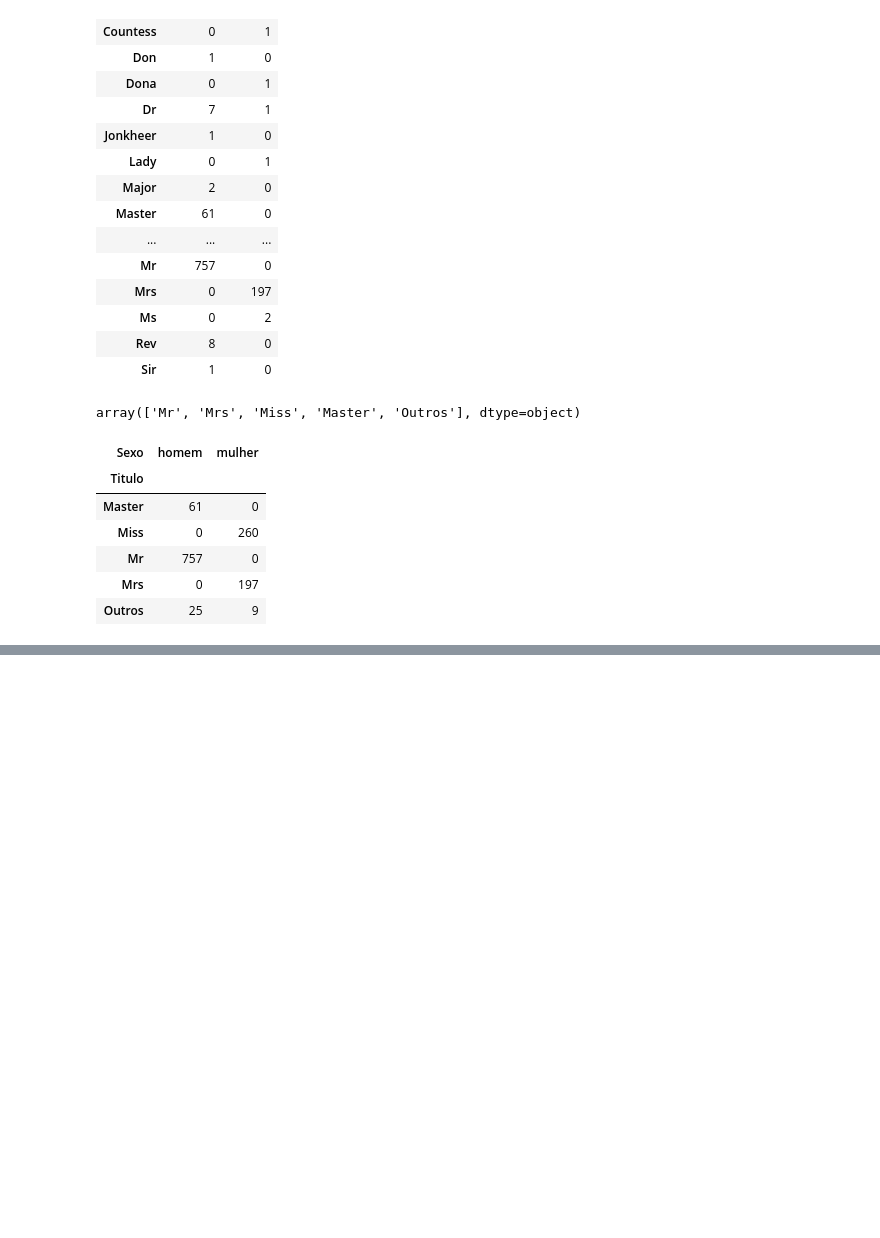
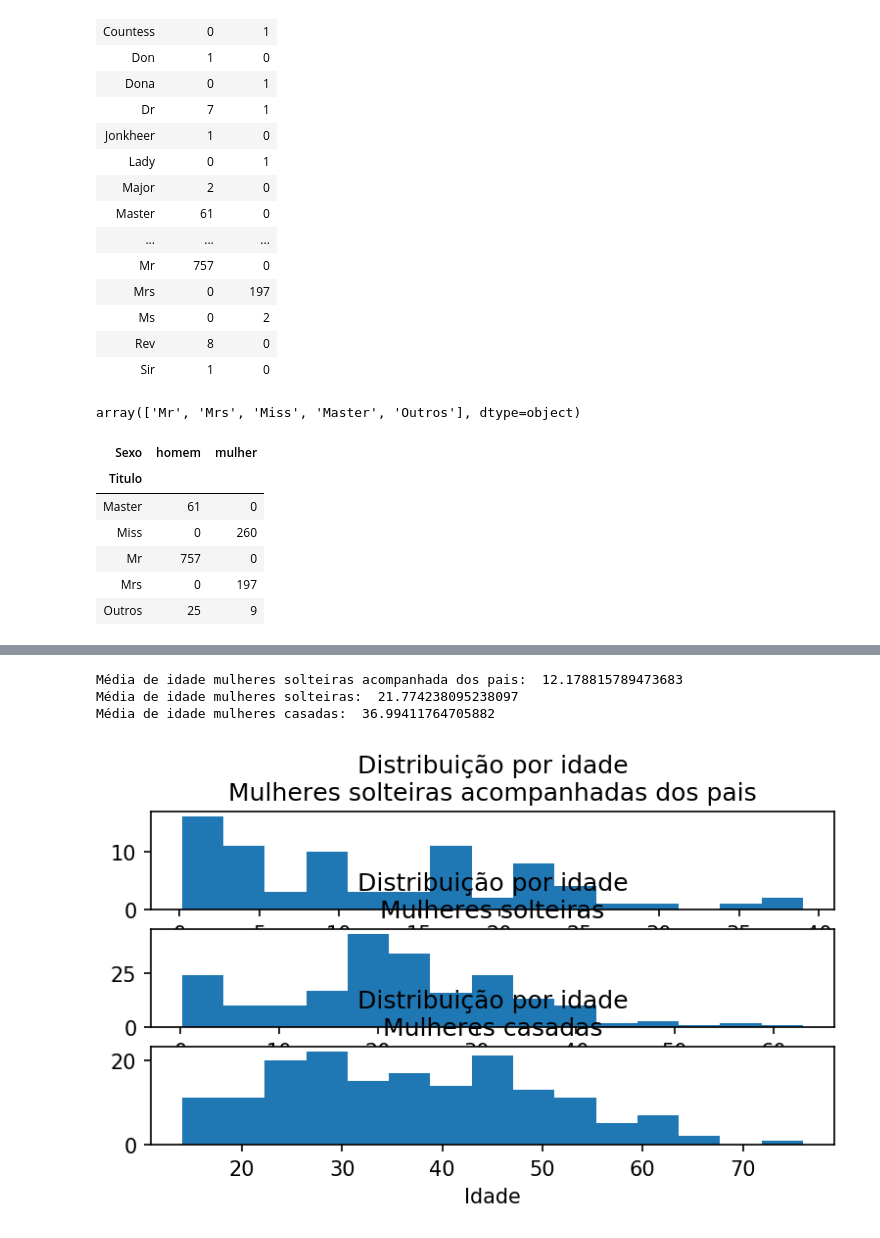
Before and after one commit to luizmachado/data_science, a Jupyter notebook: EstatisticaII.ipynb, the cells around one changed output, grey strips where cells are left out. Drawn from its saved outputs; the diff is of its cells as text; code cells hidden in the pictures; blank space fills up the shorter version.

```diff
--- a/EstatisticaII.ipynb
+++ b/EstatisticaII.ipynb
@@ -500,0 +520,3 @@ pd.crosstab(data['Titulo'], data['Sexo'])
+# %%
+#Alguns dados serão removidos pq não serão utilizados na regressão
+data.drop(['Bilhete', 'Nome'], axis=1, inplace=True)
@@ -500,0 +536,3 @@ pd.crosstab(data['Titulo'], data['Sexo'])
+# %%
+solteiras_com_pais = data.loc[(data['Titulo'] == 'solteira')\
+                              & (data['PaisFilhos'] > 0)]
@@ -500,0 +549,34 @@ pd.crosstab(data['Titulo'], data['Sexo'])
+# %%
+print('Média de idade mulheres solteiras acompanhada dos pais: ',
+      solteiras_com_pais['Idade'].mean())
+
+print('Média de idade mulheres solteiras: ',
+      data.loc[data['Titulo'] == 'solteira']['Idade'].mean())
+
+print('Média de idade mulheres casadas: ',
+      data.loc[data['Titulo'] == 'casada']['Idade'].mean())
+# %% [output]
+Média de idade mulheres solteiras acompanhada dos pais:  12.178815789473683
+Média de idade mulheres solteiras:  21.774238095238097
+Média de idade mulheres casadas:  36.99411764705882
+# %%
+plt.figure(figsize=(6,3), dpi=150)
+plt.subplot(3,1,1)
+plt.hist(solteiras_com_pais['Idade'], bins=15)
+plt.title('Distribuição por idade\nMulheres solteiras acompanhadas dos pais')
+plt.xlabel('Idade')
+
+plt.subplot(3,1,2)
+plt.hist(data.loc[data['Titulo'] == 'solteira']['Idade'], bins=15)
+plt.title('Distribuição por idade\nMulheres solteiras')
+plt.xlabel('Idade')
+
+plt.subplot(3,1,3)
+plt.hist(data.loc[data['Titulo'] == 'casada']['Idade'], bins=15)
+plt.title('Distribuição por idade\nMulheres casadas')
+plt.xlabel('Idade')
+
+plt.tight_layout()
+plt.show()
+# %% [output]
+[figure, added]
```
Also changed, not shown: parts of 20 cells of this notebook, 1 other file.
